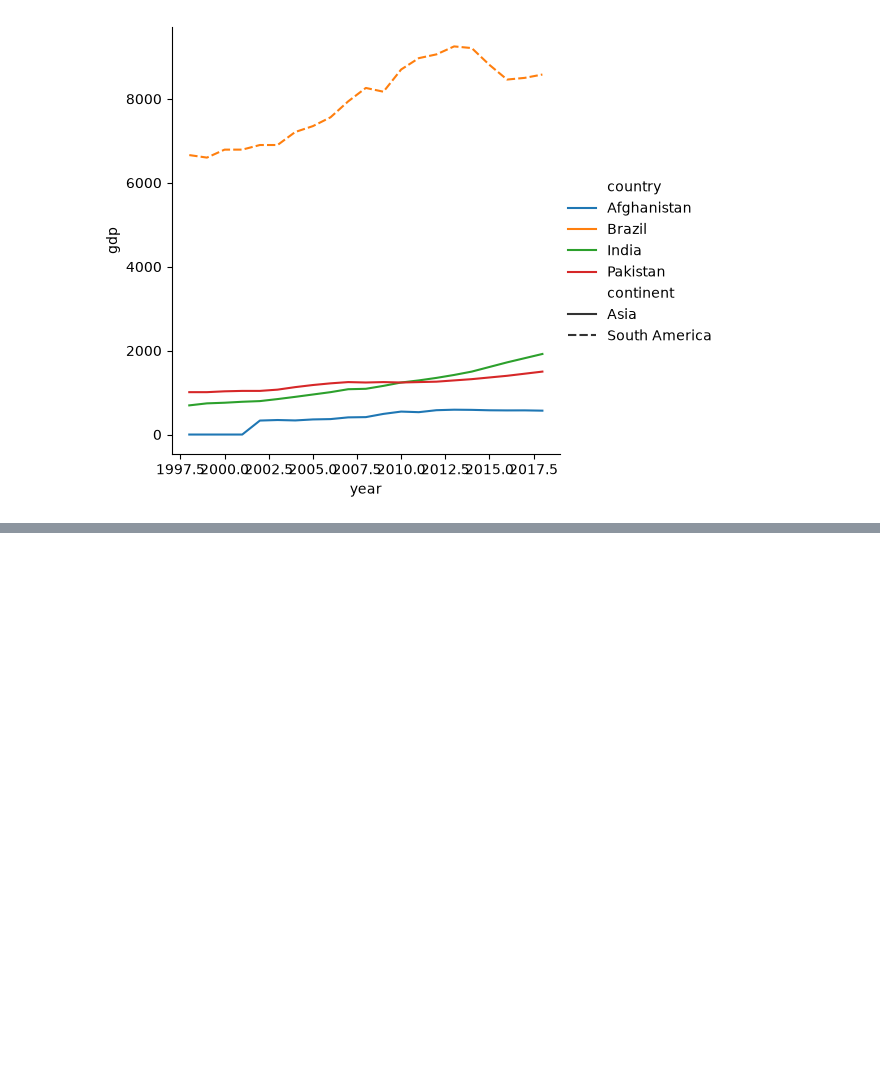
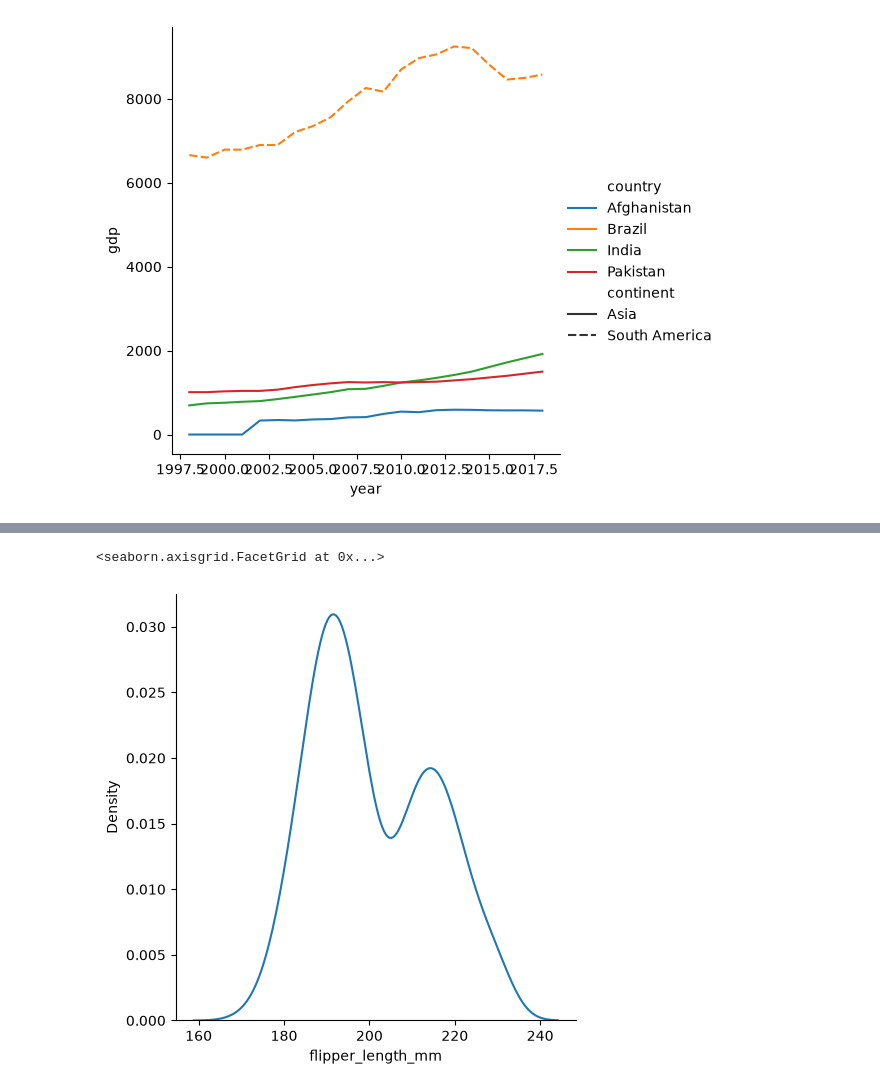
Before and after one commit to Anuragpathak08/Data-Analysis, a Jupyter notebook: 7 seaborn/m1day01.ipynb, the cells around one changed output, grey strips where cells are left out. Cells and saved outputs as stored; diff of their text form; code cells hidden in the pictures; blank space fills up the shorter version.

```diff
--- a/7 seaborn/m1day01.ipynb
+++ b/7 seaborn/m1day01.ipynb
@@ -101,0 +160,7 @@ sns.relplot(kind='line',
+# %%
+sns.displot(kind='kde',
+            data= penguins,
+            x = 'flipper_length_mm')
+# %% [output]
+<seaborn.axisgrid.FacetGrid at 0x...>
+[figure, added]
```
Also changed, not shown: parts of 8 cells of this notebook.
